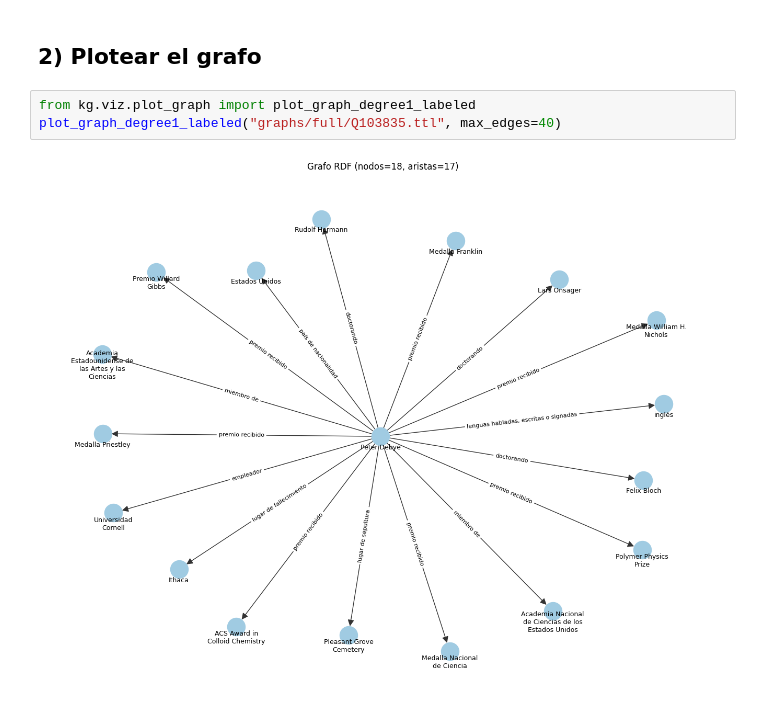
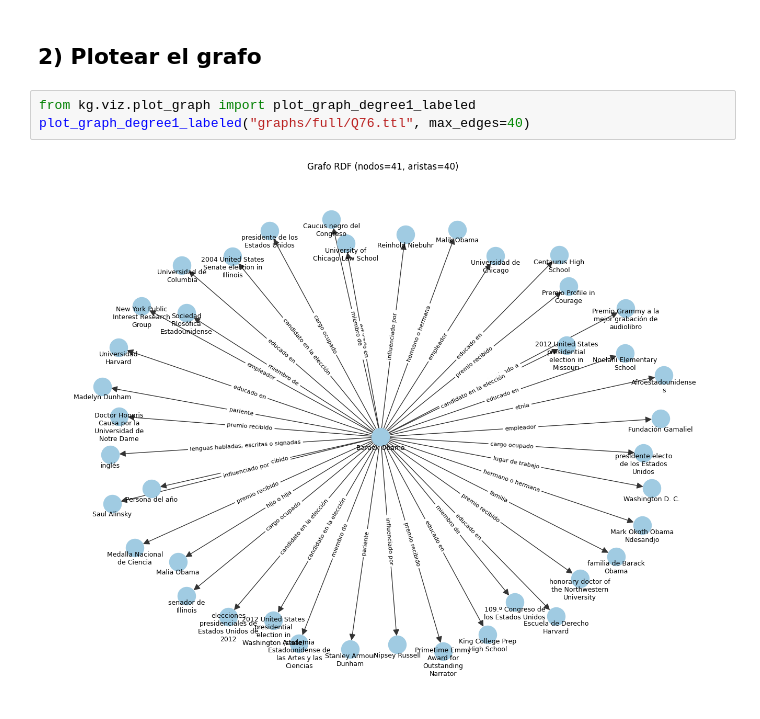
Before and after one commit to Larraguibel/historical_figures_KG, a Jupyter notebook: notebooks/Plot_KG.ipynb, the cells around one changed output. Drawn from its saved outputs; the diff is of its cells as text.

Commit message:
Adding countries and plotting Obama

```diff
--- a/notebooks/Plot_KG.ipynb
+++ b/notebooks/Plot_KG.ipynb
@@ -34,6 +34,6 @@ Usando: /Users/diegolarraguibel/Desktop/Semestre 2025-2/ia generativa/historical
 ## 2) Plotear el grafo
 # %%
 from kg.viz.plot_graph import plot_graph_degree1_labeled
-plot_graph_degree1_labeled("graphs/full/Q103835.ttl", max_edges=40)
+plot_graph_degree1_labeled("graphs/full/Q76.ttl", max_edges=40)
 # %% [output]
-[figure, old version]
+[figure, new version]
```
Also changed, not shown: 1 other file.
